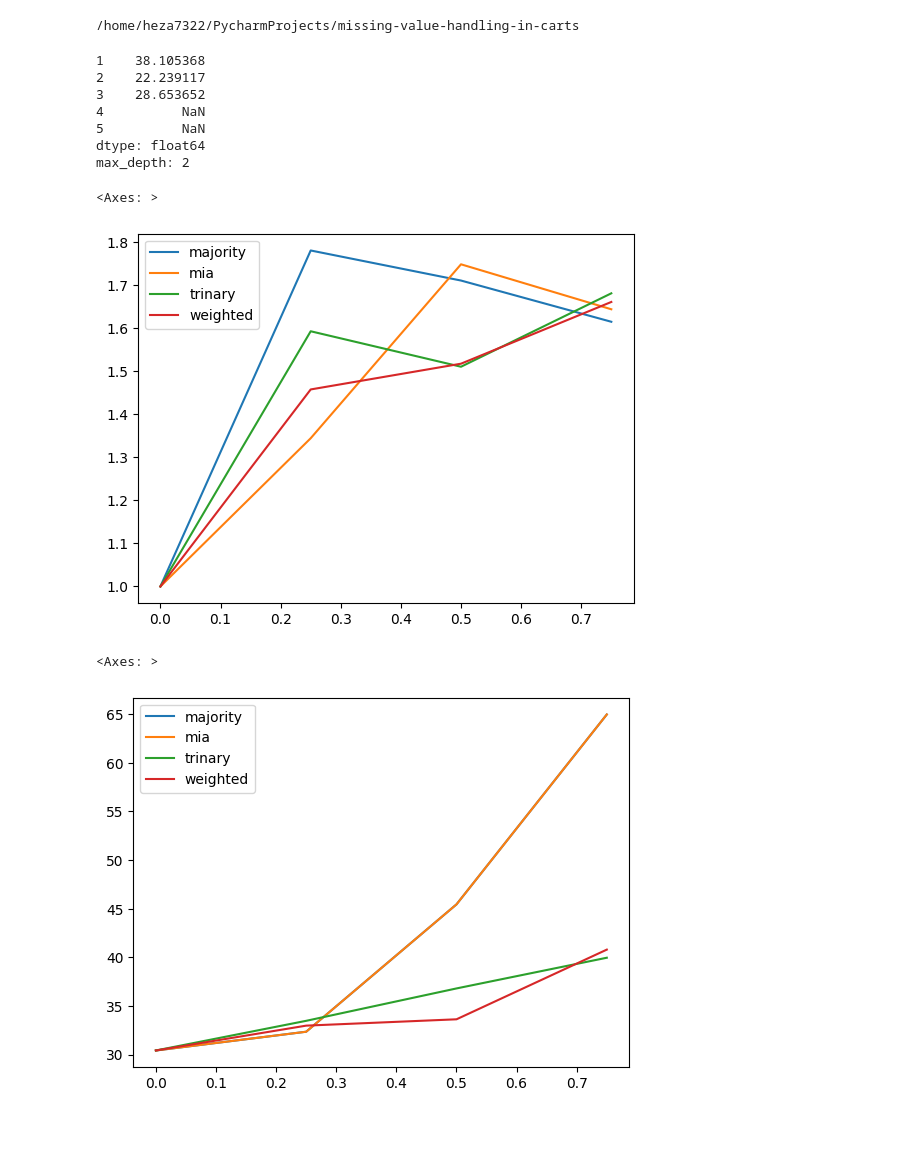
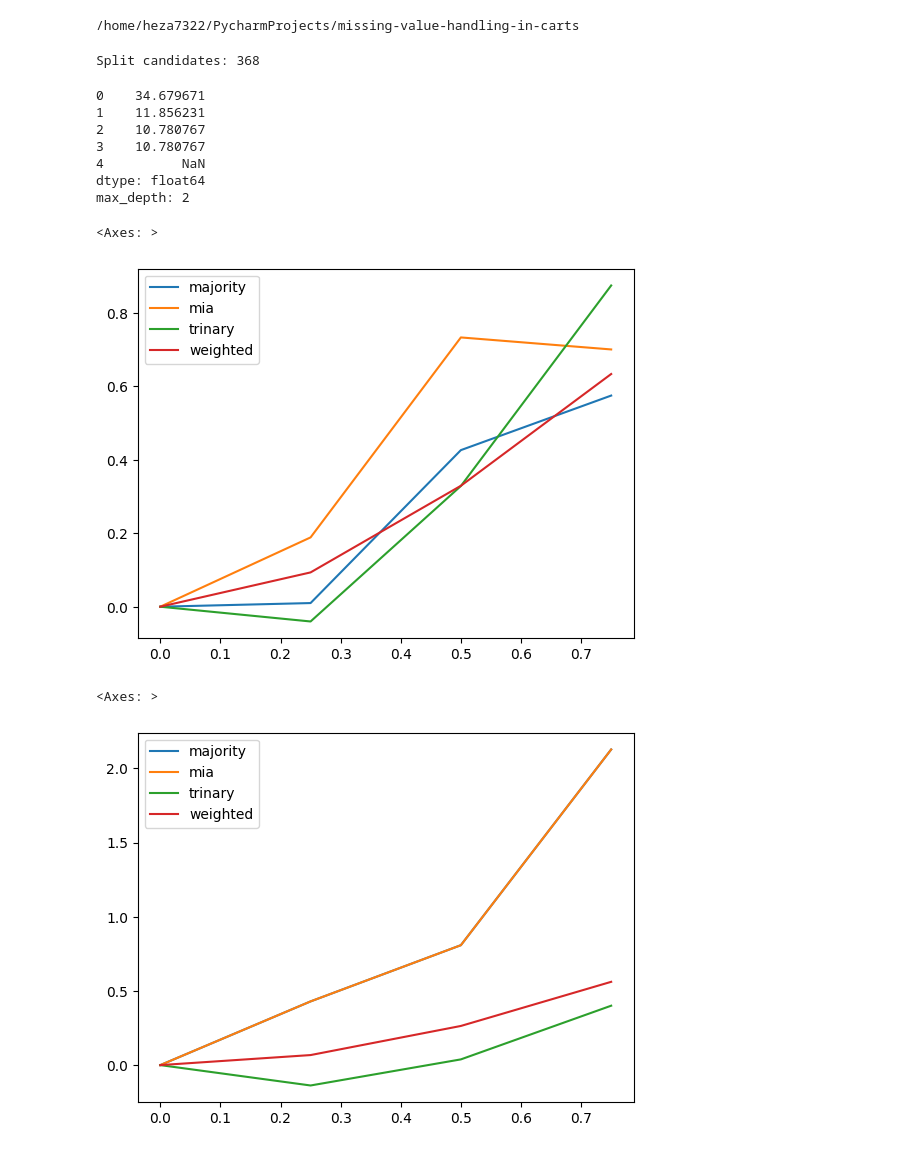
Before and after one commit to henningzakrisson/trinary-tree, a Jupyter notebook: example_notebooks/MCAR_examples_real.ipynb, the cells around one changed output. Cells and saved outputs as stored; diff of their text form; code cells hidden in the pictures.

Commit message:
more notebook stuff

```diff
--- a/example_notebooks/MCAR_examples_real.ipynb
+++ b/example_notebooks/MCAR_examples_real.ipynb
@@ -17,23 +14,42 @@ file_name = 'ionosphere.csv'
 # %% [output]
 /home/heza7322/PycharmProjects/missing-value-handling-in-carts
+# %%
+data_folder = 'example_notebooks/data_cleaned/'
+file_name = 'lymphography.csv'
+
+# Load data
+df = pd.read_csv(data_folder+file_name,index_col = 0)
+features = [column for column in df.columns if column!='y']
+if file_name == 'zoo.csv':
+    df[df.columns[:-1]] = df[df.columns[:-1]].astype(float)
+df.reset_index(inplace = True,drop=True)
+
+# Test train split
+n = len(df)
+np.random.seed(11)
+df['test'] = False
+index_train = np.random.choice(df.index,int(n*0.2))
+df.loc[index_train,'test'] = True
+
+# Calculate number of split candidates
+X_train = df.loc[~df['test'],features]
+X_objects = X_train.loc[:,X_train.dtypes==object]
+splits_object = (2**X_objects.nunique()).sum()
+
+X_floats = X_train.loc[:,X_train.dtypes!=object]
+splits_float = (X_floats.nunique()-1).sum()
+
+splits = splits_object + splits_float
+print(f'Split candidates: {splits}')
+# %% [output]
+Split candidates: 368
 # %%
-# Load data
-df = pd.read_csv(data_folder+file_name,index_col = 0)
-features = [column for column in df.columns if column!='y']
-if file_name == 'zoo.csv':
-    df[df.columns[:-1]] = df[df.columns[:-1]].astype(float)
-df.reset_index(inplace = True,drop=True)
-
-# Test train split
-n = len(df)
-df['test'] = False
-index_train = np.random.choice(df.index,int(n*0.2))
-df.loc[index_train,'test'] = True
-
 # Find hyperparameters
 max_depths = [1,2,3,4,5]
-min_samples_leaf = 10
-losses = pd.Series(index = max_depths, dtype = float)
+min_samples_leaf = 20
+losses = pd.Series(index = np.arange(0,max(max_depths)), dtype = float)
+
+losses[0] = calculate_loss(y_test)
 
 X_train = df.loc[~df['test'],features]
 y_train = df.loc[~df['test'],'y']
@@ -60,11 +76,11 @@ max_depth = losses.idxmin()
 print(losses)
 print(f'max_depth: {max_depth}')
 # %% [output]
-1    38.105368
-2    22.239117
-3    28.653652
+0    34.679671
+1    11.856231
+2    10.780767
+3    10.780767
 4          NaN
-5          NaN
 dtype: float64
 max_depth: 2
 # %%
@@ -89,28 +106,28 @@ for i in range(1,len(missing_probs)):
 # %%
 # Fit trees
 results = pd.DataFrame(columns = [key for key in tree_types], index = missing_probs)
 trees = {}
 for i,missing_prob in enumerate(missing_probs):
     X_train = dfs[i].loc[~dfs[i]['test'],features]
     y_train = dfs[i].loc[~dfs[i]['test'],'y']
     X_test  = dfs[i].loc[dfs[i]['test'],features]
     y_test  = dfs[i].loc[dfs[i]['test'],'y']
     trees[i] = {}
     for tree_name in tree_types:
         trees[i][tree_name] = copy.deepcopy(tree_types[tree_name])
         trees[i][tree_name].fit(X_train,y_train)
         if y_test.dtype == float:
             y_hat = trees[i][tree_name].predict(X_test)
             loss = calculate_loss(y_test,y_hat = y_hat)
         else:
             y_prob = trees[i][tree_name].predict(X_test, prob = True)
             loss = calculate_loss(y_test,y_prob = y_prob)
         results.loc[missing_prob,tree_name] = loss
 
-(results/results.loc[0]).plot()
+(results/results.loc[0]-1).plot()
 # %% [output]
 <Axes: >
-[figure, old version]
+[figure, new version]
 # %%
 # Missingness of different frequencies ONLY in test data
 results = pd.DataFrame(columns = [key for key in tree_types], index = missing_probs)
@@ -126,7 +143,7 @@ for i,missing_prob in enumerate(missing_probs):
             loss = calculate_loss(y_test,y_prob = y_prob)
         results.loc[missing_prob,tree_name] = loss
 
-results.plot()
+(results/results.loc[0]-1).plot()
 # %% [output]
 <Axes: >
-[figure, old version]
+[figure, new version]
```
Also changed, not shown: parts of 2 cells of this notebook, 6 other files.
